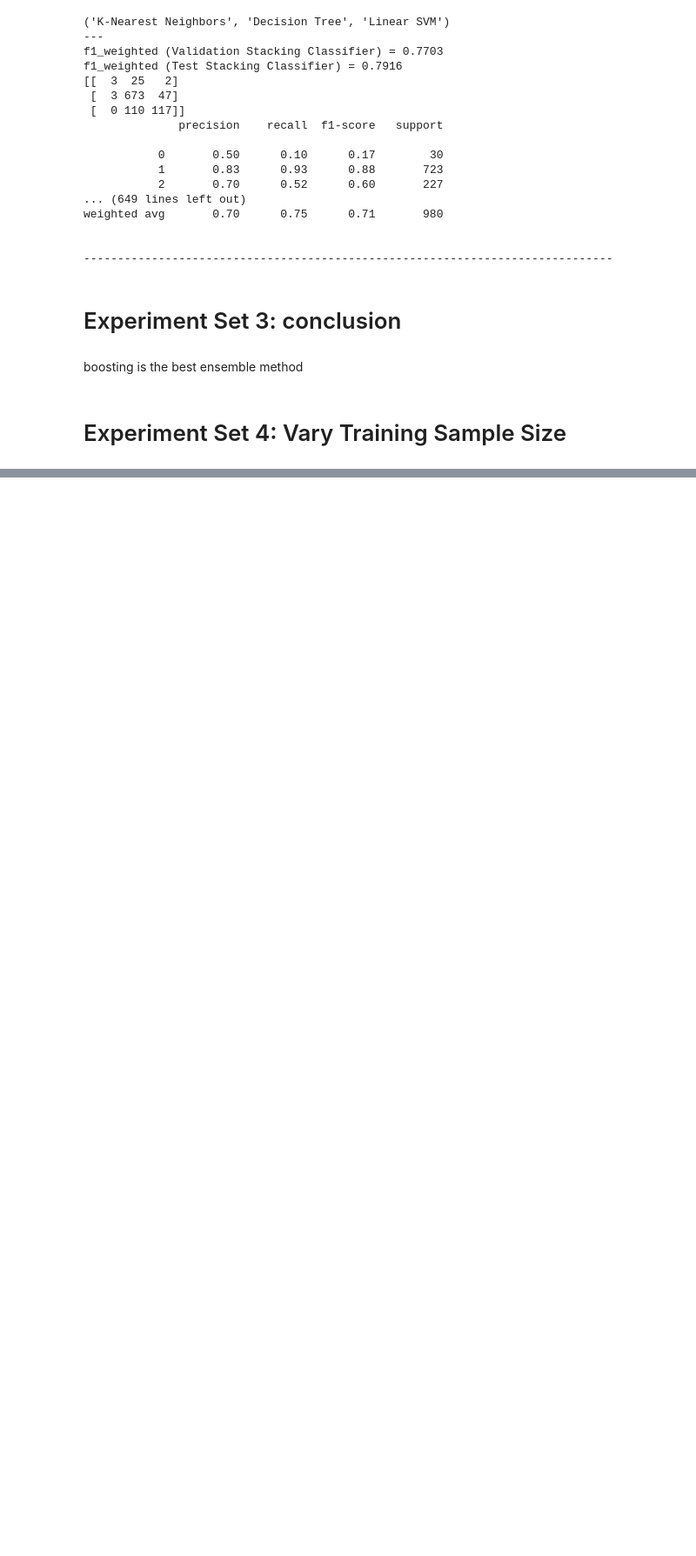
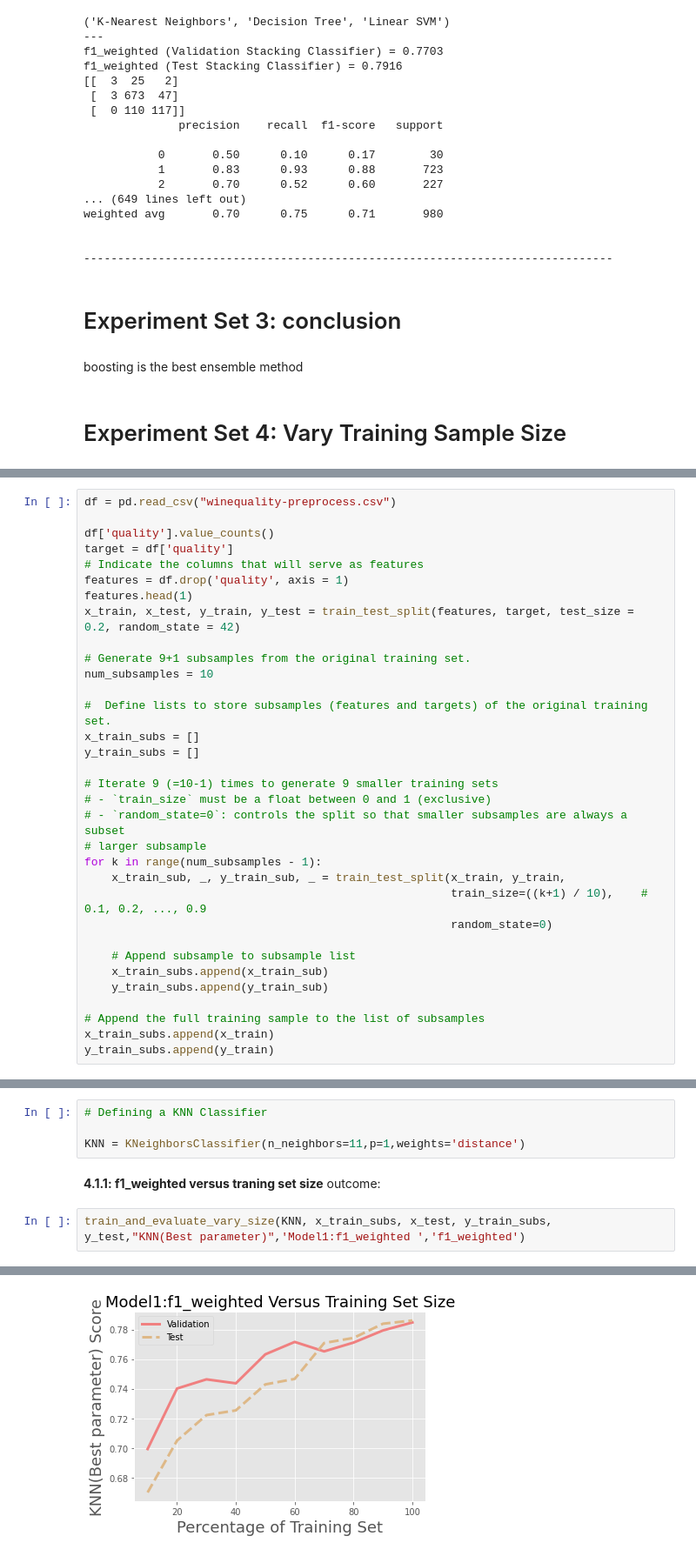
Before and after one commit to jinwenhua/group11, a Jupyter notebook: Wine.ipynb, the cells around one changed output, grey strips where cells are left out. Shown: that part at 87% size. Cells and saved outputs as stored; diff of their text form; blank space fills up the shorter version.

```diff
--- a/Wine.ipynb
+++ b/Wine.ipynb
@@ -2949,0 +2988,33 @@ boosting is the best ensemble  method
+# %%
+df = pd.read_csv("winequality-preprocess.csv")
+
+df['quality'].value_counts()
+target = df['quality']
+# Indicate the columns that will serve as features
+features = df.drop('quality', axis = 1)
+features.head(1)
+x_train, x_test, y_train, y_test = train_test_split(features, target, test_size = 0.2, random_state = 42)
+
+# Generate 9+1 subsamples from the original training set.
+num_subsamples = 10
+
+#  Define lists to store subsamples (features and targets) of the original training set.
+x_train_subs = []
+y_train_subs = []
+
+# Iterate 9 (=10-1) times to generate 9 smaller training sets
+# - `train_size` must be a float between 0 and 1 (exclusive)
+# - `random_state=0`: controls the split so that smaller subsamples are always a subset
+# larger subsample
+for k in range(num_subsamples - 1):
+    x_train_sub, _, y_train_sub, _ = train_test_split(x_train, y_train,
+                                                      train_size=((k+1) / 10),    # 0.1, 0.2, ..., 0.9
+                                                      random_state=0)
+
+    # Append subsample to subsample list
+    x_train_subs.append(x_train_sub)
+    y_train_subs.append(y_train_sub)
+
+# Append the full training sample to the list of subsamples
+x_train_subs.append(x_train)
+y_train_subs.append(y_train)
@@ -2949,0 +3104,10 @@ boosting is the best ensemble  method
+# %%
+# Defining a KNN Classifier
+
+KNN = KNeighborsClassifier(n_neighbors=11,p=1,weights='distance')
+# %% [markdown]
+**4.1.1: f1_weighted versus traning set size**
+outcome:
+# %%
+train_and_evaluate_vary_size(KNN, x_train_subs, x_test, y_train_subs, y_test,"KNN(Best parameter)",'Model1:f1_weighted ','f1_weighted')
+# %% [output]
@@ -2949,0 +3126 @@ boosting is the best ensemble  method
+[figure, added]
```
Also changed, not shown: parts of 18 cells of this notebook.
